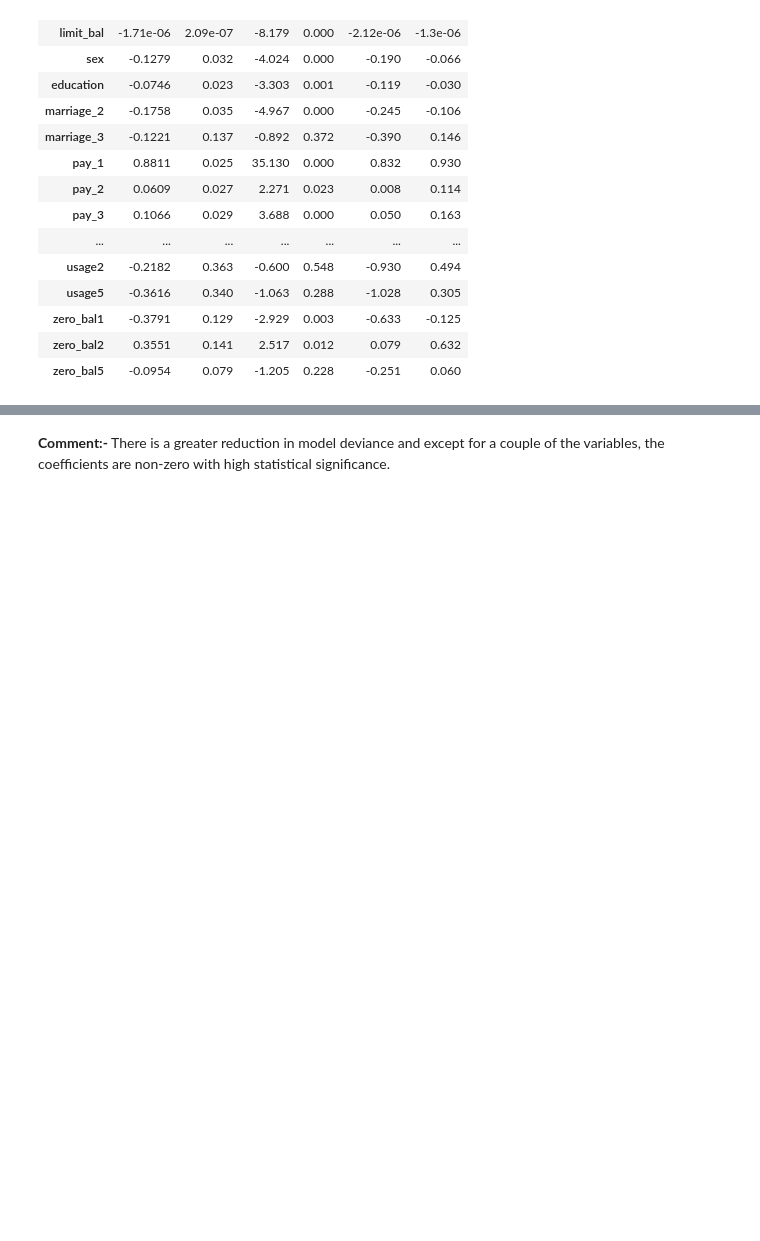
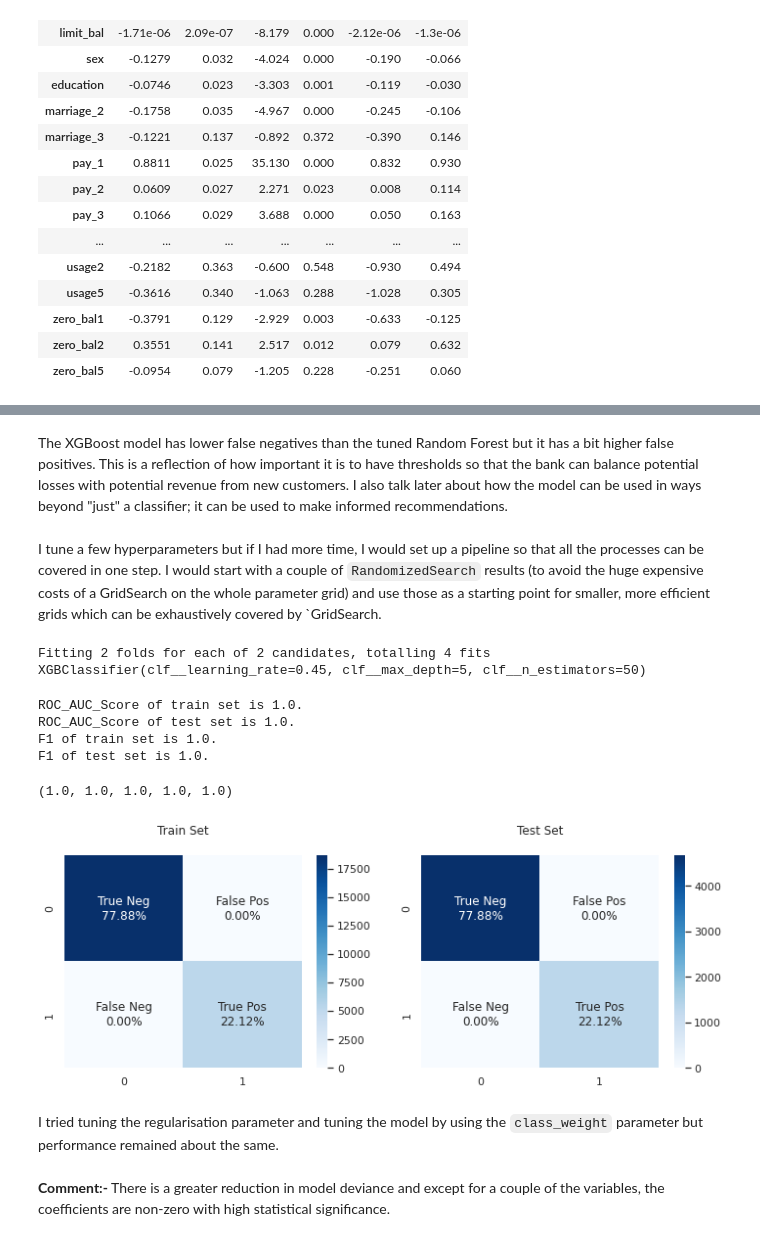
Before and after one commit to KaiwalyaZ/Credit-Card-Default, a Jupyter notebook: Credit_card_default_kaiwalya.ipynb, the cells around one changed output, grey strips where cells are left out. Saved outputs shown, nothing was run; the diff lists cells and outputs as text; code cells hidden in the pictures; blank space fills up the shorter version.

```diff
--- a/Credit_card_default_kaiwalya.ipynb
+++ b/Credit_card_default_kaiwalya.ipynb
@@ -975,0 +1041,2 @@ Generalized Linear Model Regression Results
+# %% [markdown]
+The XGBoost model has lower false negatives than the tuned Random Forest but it has a bit higher false positives. This is a reflection of how important it is to have thresholds so that the bank can balance potential losses with potential revenue from new customers. I also talk later about how the model can be used in ways beyond "just" a classifier; it can be used to make informed recommendations.
@@ -976,3 +1051,39 @@ Generalized Linear Model Regression Results
+# %% [markdown]
+I tune a few hyperparameters but if I had more time, I would set up a pipeline so that all the processes can be covered in one step. I would start with a couple of `RandomizedSearch` results (to avoid the huge expensive costs of a GridSearch on the whole parameter grid) and use those as a starting point for smaller, more efficient grids which can be exhaustively covered by `GridSearch.
+# %%
+xgb_model = xgb.XGBClassifier()
+
+# Create the parameter grid
+xgb_param_grid = {
+    'clf__learning_rate': np.arange(.05, 1, .05),
+    'clf__max_depth': np.arange(3, 10, 1),
+    'clf__n_estimators': np.arange(50, 200, 50)
+}
+
+# Perform RandomizedSearchCV
+randomised_xgb = RandomizedSearchCV(estimator=xgb_model, n_iter=2, scoring='roc_auc', verbose=1,
+                                        cv=2, param_distributions=xgb_param_grid)
+
+# Fit the estimator
+randomised_xgb.fit(X3_sc_train_rs1, y3_sc_train_rs1)
+
+# Compute metrics
+#print(randomized_roc_auc.best_score_)
+print(randomised_xgb.best_estimator_)
+# %% [output]
+Fitting 2 folds for each of 2 candidates, totalling 4 fits
+XGBClassifier(clf__learning_rate=0.45, clf__max_depth=5, clf__n_estimators=50)
+# %%
+get_model_results(X3_sc_train_rs1, X3_sc_test, y3_sc_train_rs1, y_test, xgb_model)
+# %% [output]
+ROC_AUC_Score of train set is 1.0.
+ROC_AUC_Score of test set is 1.0.
+F1 of train set is 1.0.
+F1 of test set is 1.0.
+(1.0, 1.0, 1.0, 1.0, 1.0)
+[figure, added]
+# %% [markdown]
+I tried tuning the regularisation parameter and tuning the model by using the `class_weight` parameter but performance remained about the same.
 # %% [markdown]
 **Comment:-**
 There is a greater reduction in model deviance and except for a couple of the variables, the coefficients are non-zero with high statistical significance.
```
Also changed, not shown: parts of 11 cells of this notebook.
